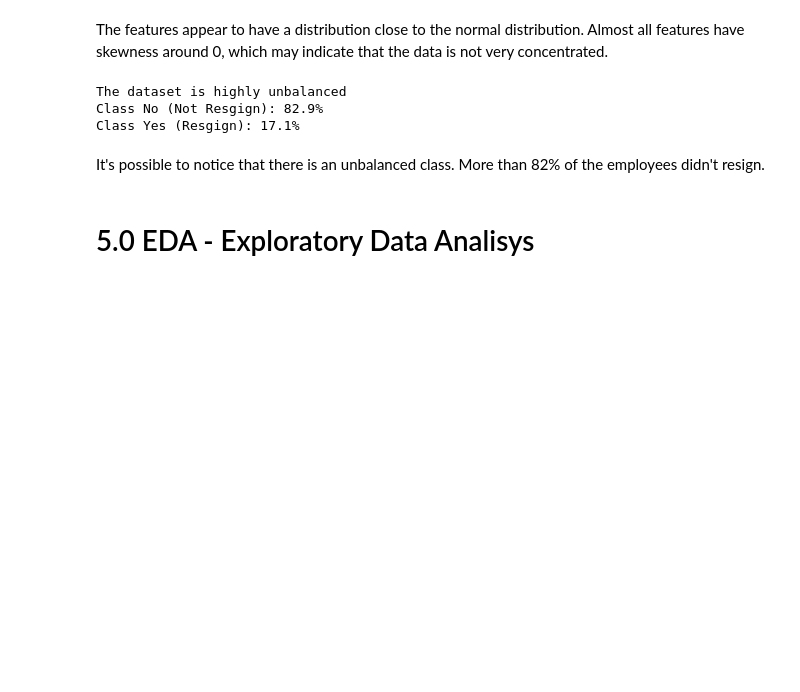
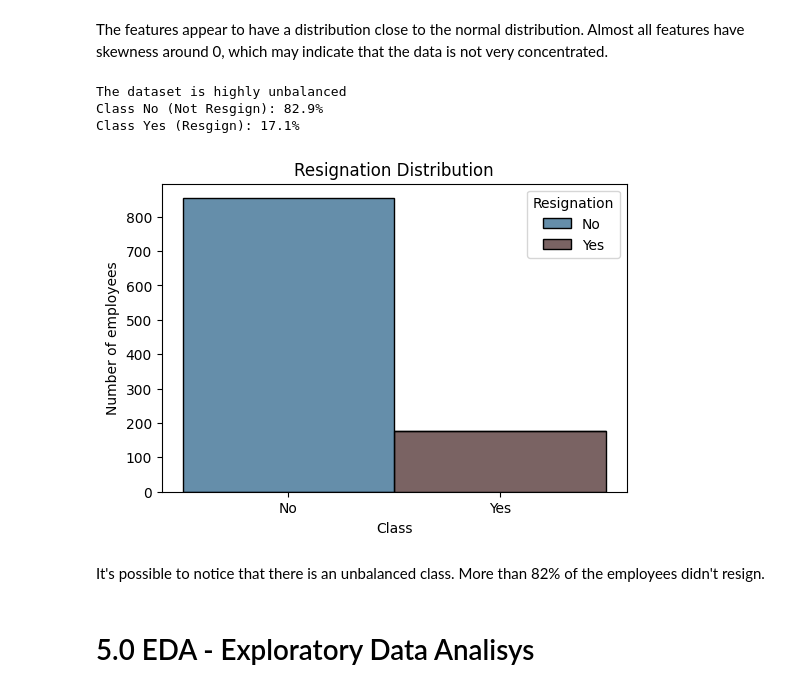
Before and after one commit to YuriCatramby/ds-clf-hr-resignation, a Jupyter notebook: ds-clf-hr-resignation.ipynb, the cells around one changed output. Cells and saved outputs as stored; diff of their text form; code cells hidden in the pictures; blank space fills up the shorter version.

Commit message:
test display

```diff
--- a/ds-clf-hr-resignation.ipynb
+++ b/ds-clf-hr-resignation.ipynb
@@ -187,19 +187,22 @@ Class Yes (Resgign): 17.1%
 # %%
 color_by_class = {
     "Yes": "#4E2F2F",
     "No": "#31688E"
 }
 
 
-fig = px.histogram(df_raw, x="Resignation", color="Resignation", color_discrete_map=color_by_class)
-fig.update_layout(
-    title="Resignation Distribution",
-    xaxis_title="Class",
-    yaxis_title="Number of employees",
-    height=400,
-    width=600
-)
-display(fig)
+plt.figure(figsize=(6, 4))
+sns.histplot(data=df_raw, x="Resignation", hue="Resignation", multiple="stack", palette=color_by_class)
+
+
+plt.title("Resignation Distribution")
+plt.xlabel("Class")
+plt.ylabel("Number of employees")
+
+
+plt.show()
+# %% [output]
+[figure, added]
 # %% [markdown]
 It's possible to notice that there is an unbalanced class. More than 82% of the employees didn't resign.
 # %% [markdown]
```
